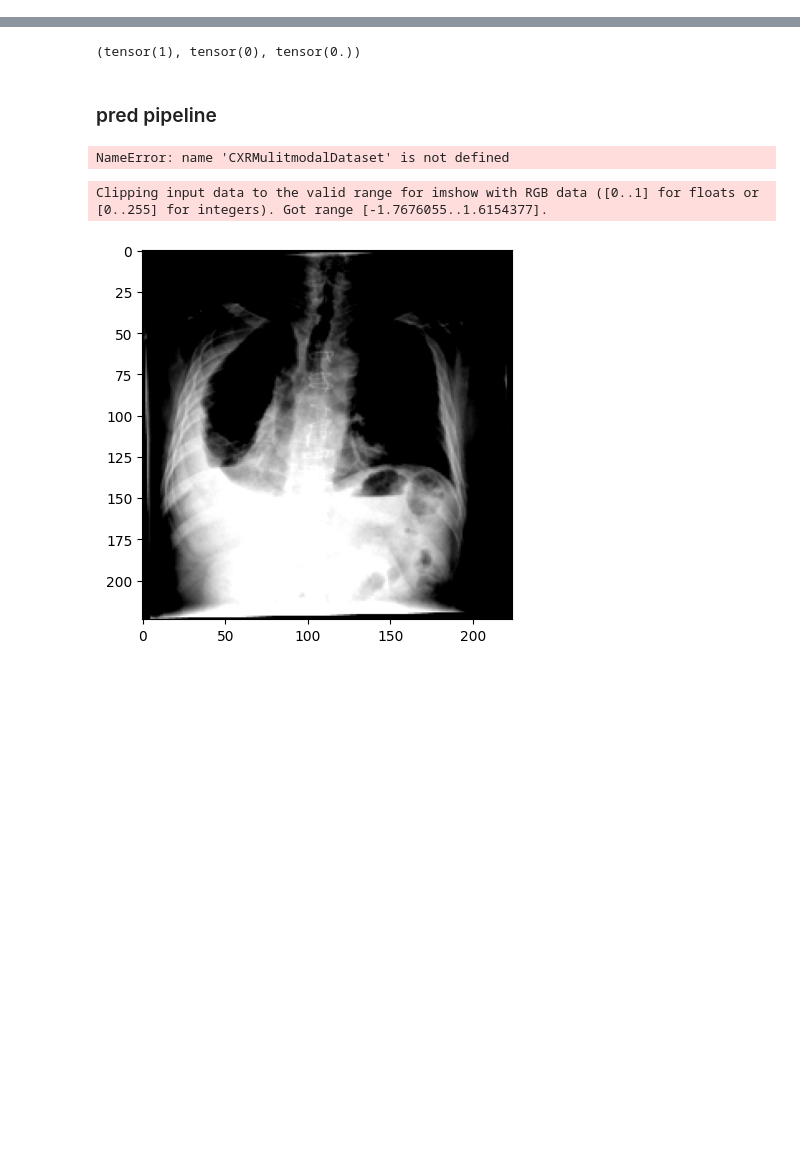
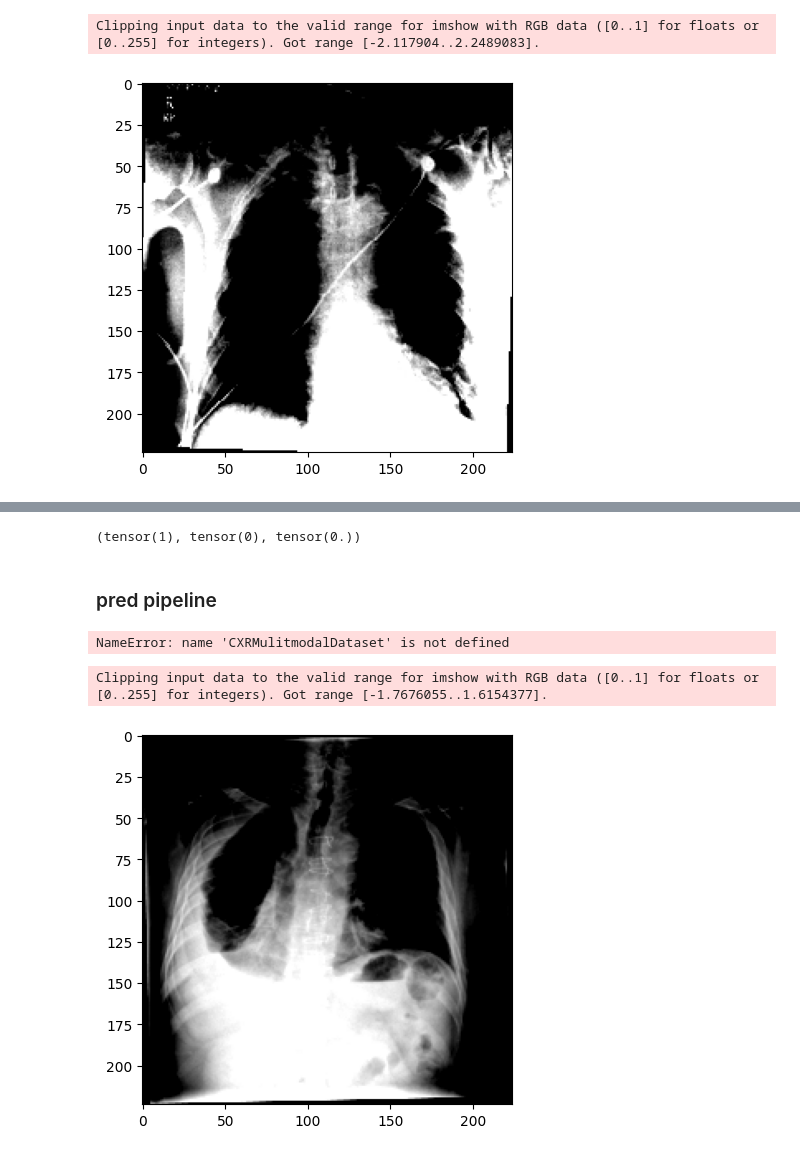
Before and after one commit to Nafishapanacea/X-ray-classification-covariates, a Jupyter notebook: debug.ipynb, the cells around one changed output, grey strips where cells are left out. Drawn from its saved outputs; the diff is of its cells as text; code cells hidden in the pictures; blank space fills up the shorter version.

```diff
--- a/debug.ipynb
+++ b/debug.ipynb
@@ -34,3 +70,35 @@ def encode_sex(sex):
+# %%
+from PIL import Image
+import matplotlib.pyplot as plt
+
+row = df.iloc[19]
+image_id = row["image_id"]
+img_path = os.path.join(img_dir, image_id)
+image = Image.open(img_path).convert("RGB")
+# plt.imshow(image)
+
+if transforms:
+    image = transforms(image)
+
+img = image.permute(1, 2, 0)  # CHW → HWC
+img = img.detach().cpu().numpy()
+# mean = [0.485, 0.456, 0.406]
+# std = [0.229, 0.224, 0.225]
+# img = img * std + mean
+# img = img.clip(0, 1)
+plt.imshow(img)
+
+view = encode_view(row['orientation'])
+sex = encode_sex(row['sex'])
+
+view = torch.tensor(view, dtype=torch.long)
+sex = torch.tensor(sex, dtype=torch.long)
+
+label = 0 if row['label'] == 'Normal' else 1
+label = torch.tensor(label, dtype=torch.float32)
+# %% [output]
+Clipping input data to the valid range for imshow with RGB data ([0..1] for floats or [0..255] for integers). Got range [-2.117904..2.2489083].
+[figure, added]
 # %%
 from PIL import Image
 import matplotlib.pyplot as plt
```
Also changed, not shown: parts of 14 cells of this notebook, 2 other files.
